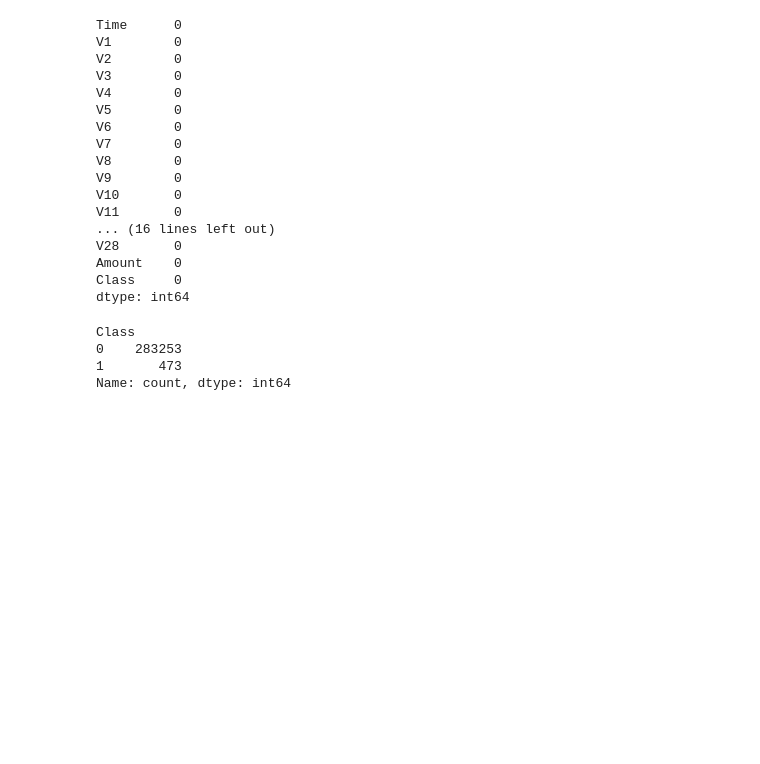
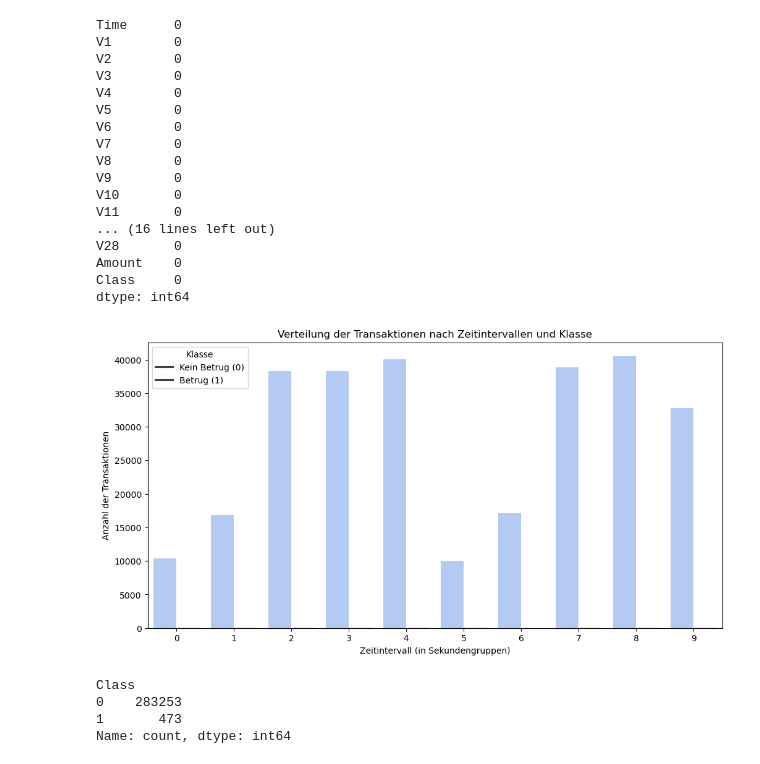
Before and after one commit to Korbiniannn/University, a Jupyter notebook: 3-Semester/Machine-Learning/Projekt/fraud_project.ipynb, the cells around one changed output. Cells and saved outputs as stored; diff of their text form; code cells hidden in the pictures; blank space fills up the shorter version.

```diff
--- a/3-Semester/Machine-Learning/Projekt/fraud_project.ipynb
+++ b/3-Semester/Machine-Learning/Projekt/fraud_project.ipynb
@@ -84,6 +88,27 @@ V28       0
 Amount    0
 Class     0
 dtype: int64
+# %%
+import pandas as pd
+import matplotlib.pyplot as plt
+import seaborn as sns
+
+# Zeit in Intervalle unterteilen
+fraud_data['Time_Interval'] = pd.cut(fraud_data['Time'], bins=10, labels=False)
+
+# Gruppieren nach Zeitintervallen und Klasse
+grouped_data = fraud_data.groupby(['Time_Interval', 'Class']).size().reset_index(name='Count')
+
+# Balkendiagramm erstellen
+plt.figure(figsize=(12, 6))
+sns.barplot(data=grouped_data, x='Time_Interval', y='Count', hue='Class', palette='coolwarm')
+plt.title('Verteilung der Transaktionen nach Zeitintervallen und Klasse')
+plt.xlabel('Zeitintervall (in Sekundengruppen)')
+plt.ylabel('Anzahl der Transaktionen')
+plt.legend(title='Klasse', labels=['Kein Betrug (0)', 'Betrug (1)'])
+plt.show()
+# %% [output]
+[figure, added]
 # %%
 fraud_data['Class'].value_counts()
 
```
Also changed, not shown: parts of 24 cells of this notebook, 18 other files.
